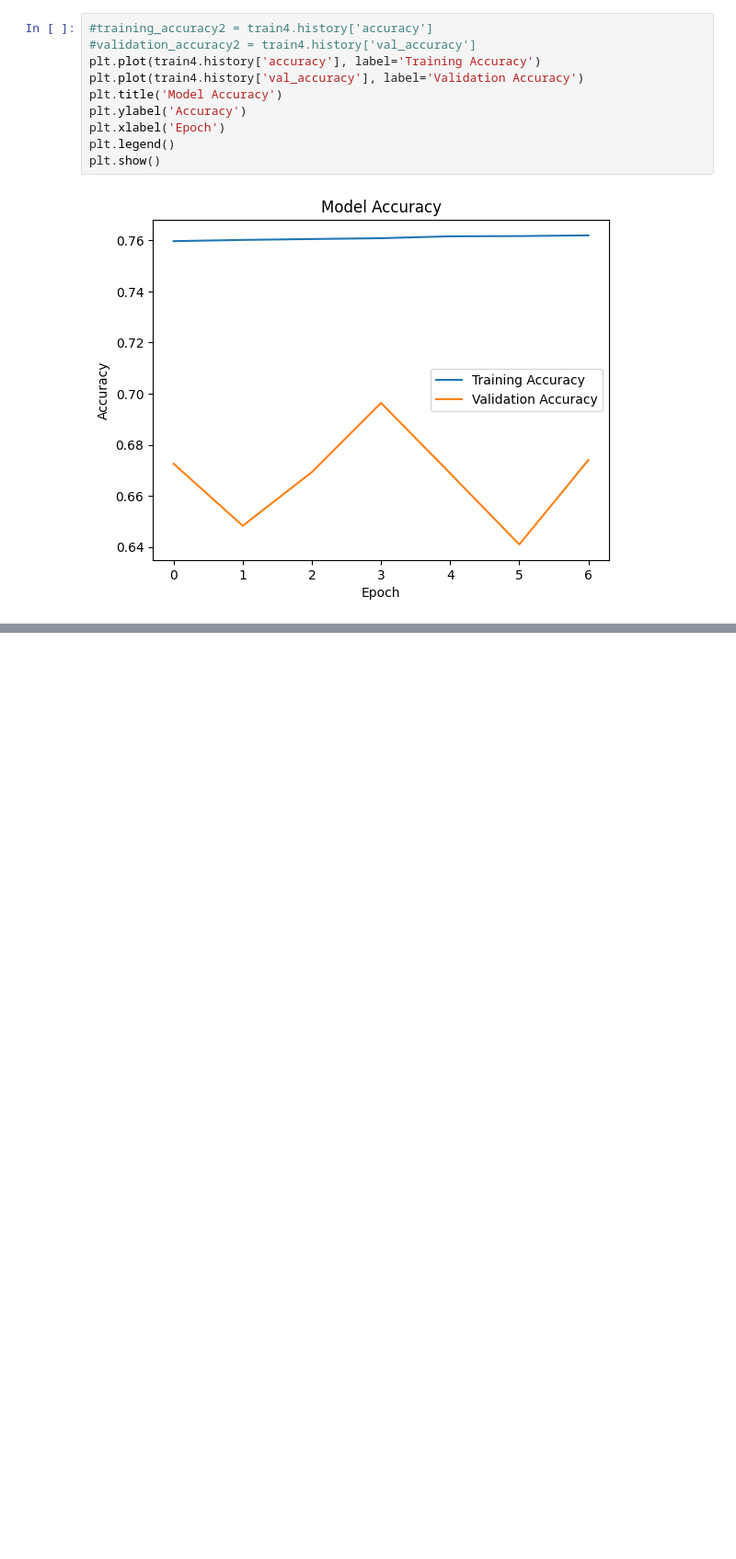
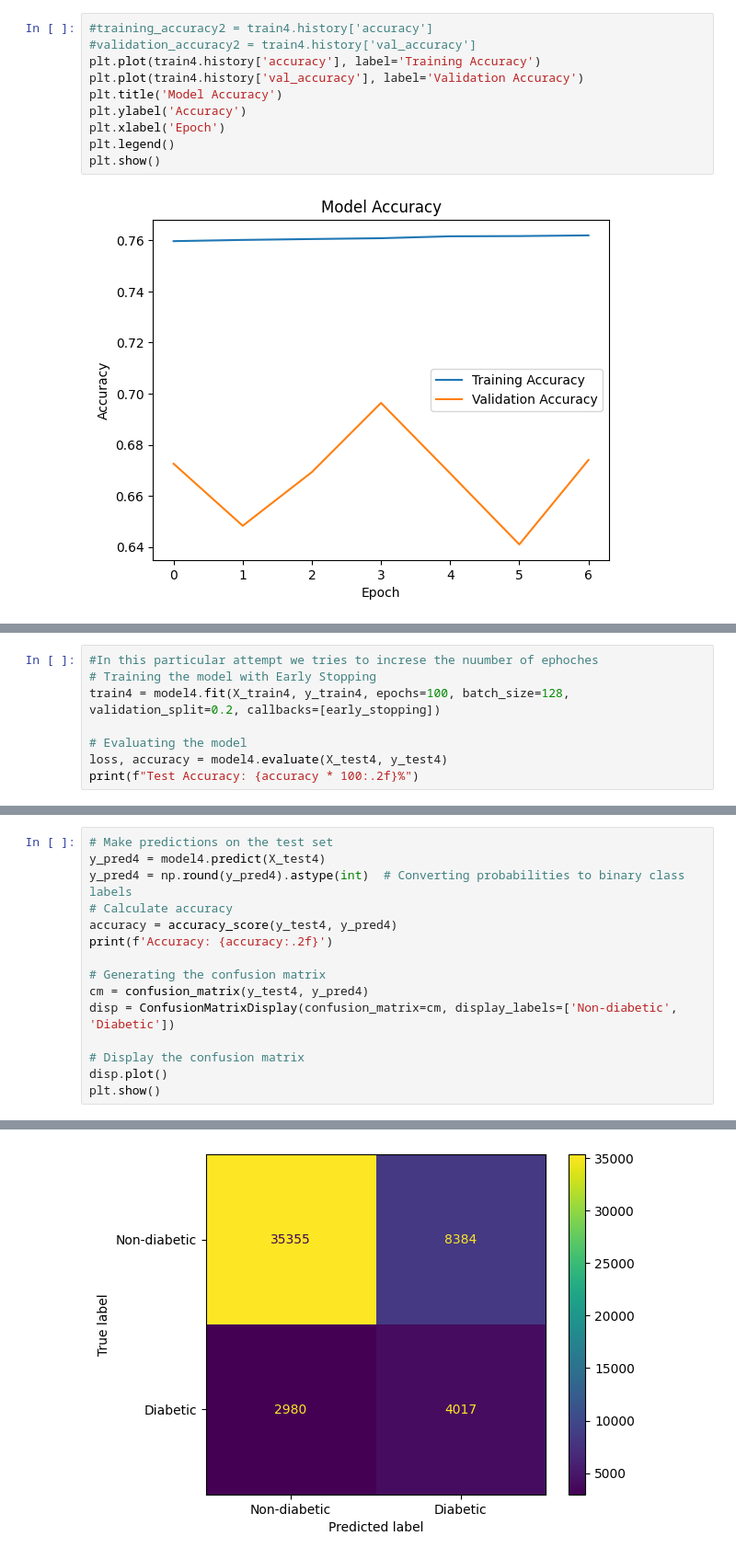
Before and after one commit to sykathowlader/group6_introToAi, a Jupyter notebook: neural_network.ipynb, the cells around one changed output, grey strips where cells are left out. Shown: that part at 92% size. Saved outputs shown, nothing was run; the diff lists cells and outputs as text; blank space fills up the shorter version.

```diff
--- a/neural_network.ipynb
+++ b/neural_network.ipynb
@@ -480,0 +487,8 @@ Test Accuracy: 79.76%
+# %%
+#In this particular attempt we tries to increse the nuumber of ephoches
+# Training the model with Early Stopping
+train4 = model4.fit(X_train4, y_train4, epochs=100, batch_size=128, validation_split=0.2, callbacks=[early_stopping])
+
+# Evaluating the model
+loss, accuracy = model4.evaluate(X_test4, y_test4)
+print(f"Test Accuracy: {accuracy * 100:.2f}%")
@@ -480,0 +513,16 @@ Test Accuracy: 79.76%
+# %%
+# Make predictions on the test set
+y_pred4 = model4.predict(X_test4)
+y_pred4 = np.round(y_pred4).astype(int)  # Converting probabilities to binary class labels
+# Calculate accuracy
+accuracy = accuracy_score(y_test4, y_pred4)
+print(f'Accuracy: {accuracy:.2f}')
+
+# Generating the confusion matrix
+cm = confusion_matrix(y_test4, y_pred4)
+disp = ConfusionMatrixDisplay(confusion_matrix=cm, display_labels=['Non-diabetic', 'Diabetic'])
+
+# Display the confusion matrix
+disp.plot()
+plt.show()
+# %% [output]
@@ -480,0 +531 @@ Test Accuracy: 79.76%
+[figure, added]
```
Also changed, not shown: parts of 15 cells of this notebook.
